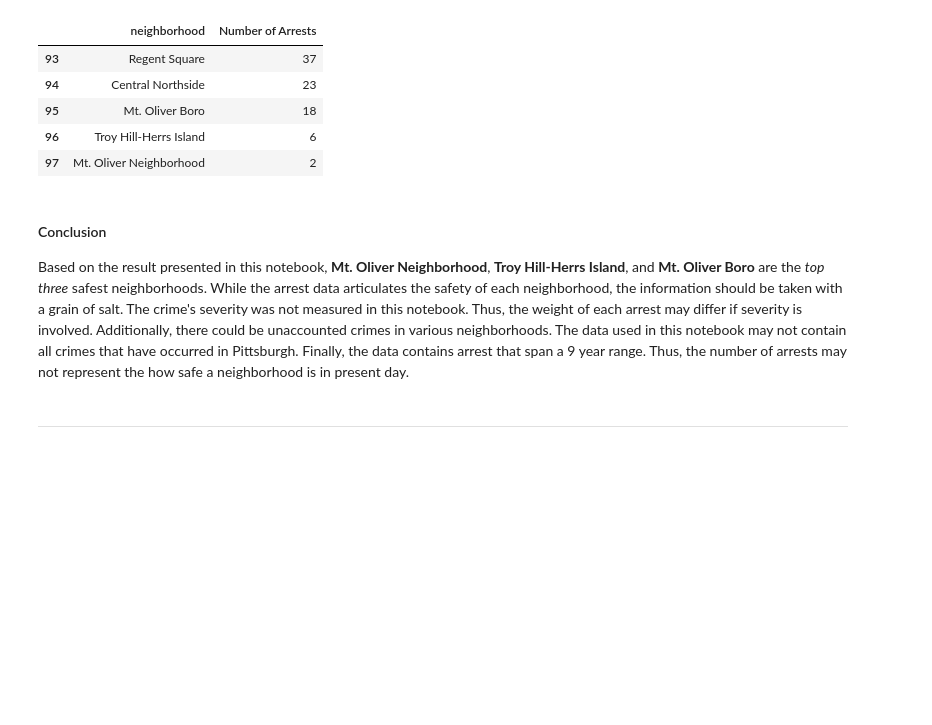
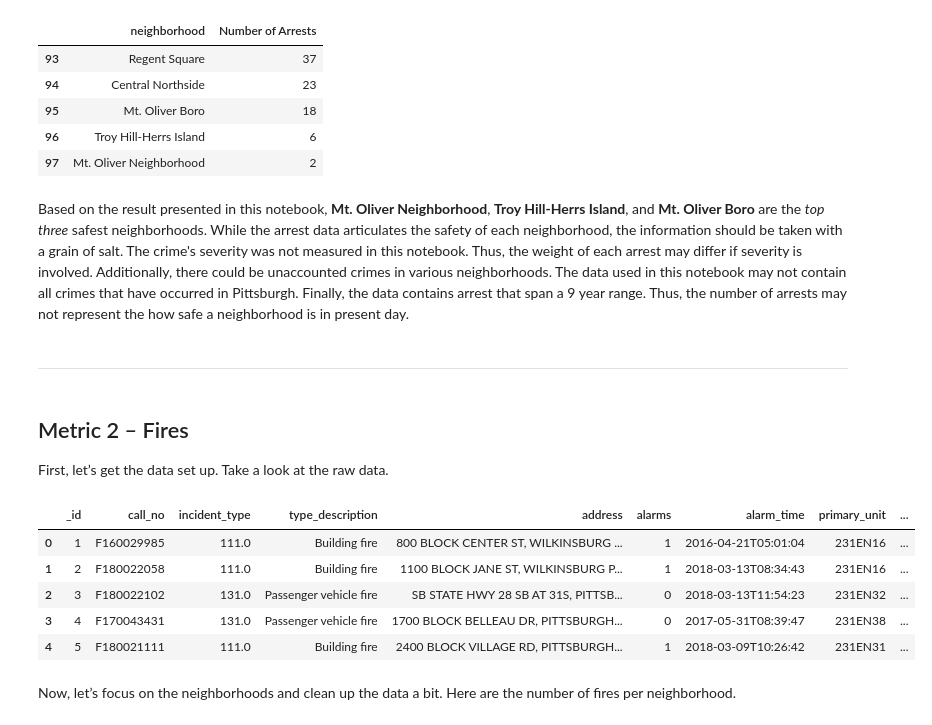
Before and after one commit to Things101/Best-Neighborhood-Pitt, a Jupyter notebook: Final Notebook.ipynb, the cells around one changed output. Cells and saved outputs as stored; diff of their text form; code cells hidden in the pictures; blank space fills up the shorter version.

Commit message:
Add second metric

```diff
--- a/Final Notebook.ipynb
+++ b/Final Notebook.ipynb
@@ -95,7 +95,25 @@ num_arrest.tail(5)
 | 96 | Troy Hill-Herrs Island | 6 |
 | 97 | Mt. Oliver Neighborhood | 2 |
 # %% [markdown]
-#### Conclusion
 Based on the result presented in this notebook, **Mt. Oliver Neighborhood**, **Troy Hill-Herrs Island**, and **Mt. Oliver Boro** are the *top three* safest neighborhoods. While the arrest data articulates the safety of each neighborhood, the information should be taken with a grain of salt. The crime's severity was not measured in this notebook. Thus, the weight of each arrest may differ if severity is involved. Additionally, there could be unaccounted crimes in various neighborhoods. The data used in this notebook may not contain all crimes that have occurred in Pittsburgh. Finally, the data contains arrest that span a 9 year range. Thus, the number of arrests may not represent the how safe a neighborhood is in present day.
 # %% [markdown]
 ---
+# %% [markdown]
+## Metric 2 – Fires
+
+First, let’s get the data set up. Take a look at the raw data.
+# %%
+import pandas as pd
+import geopandas
+%matplotlib inline
+fires = pd.read_csv('Datasets/Fire Incidents.csv')
+fires.head(5)
+# %% [output]
+|  | _id | call_no | incident_type | type_description | address | alarms | alarm_time | primary_unit | ... |
+| 0 | 1 | F160029985 | 111.0 | Building fire | 800 BLOCK CENTER ST, WILKINSBURG ... | 1 | 2016-04-21T05:01:04 | 231EN16 | ... |
+| 1 | 2 | F180022058 | 111.0 | Building fire | 1100 BLOCK JANE ST, WILKINSBURG P... | 1 | 2018-03-13T08:34:43 | 231EN16 | ... |
+| 2 | 3 | F180022102 | 131.0 | Passenger vehicle fire | SB STATE HWY 28 SB AT 31S, PITTSB... | 0 | 2018-03-13T11:54:23 | 231EN32 | ... |
+| 3 | 4 | F170043431 | 131.0 | Passenger vehicle fire | 1700 BLOCK BELLEAU DR, PITTSBURGH... | 0 | 2017-05-31T08:39:47 | 231EN38 | ... |
+| 4 | 5 | F180021111 | 111.0 | Building fire | 2400 BLOCK VILLAGE RD, PITTSBURGH... | 1 | 2018-03-09T10:26:42 | 231EN31 | ... |
+# %% [markdown]
+Now, let’s focus on the neighborhoods and clean up the data a bit. Here are the number of fires per neighborhood.
```
Also changed, not shown: parts of 13 cells of this notebook.
